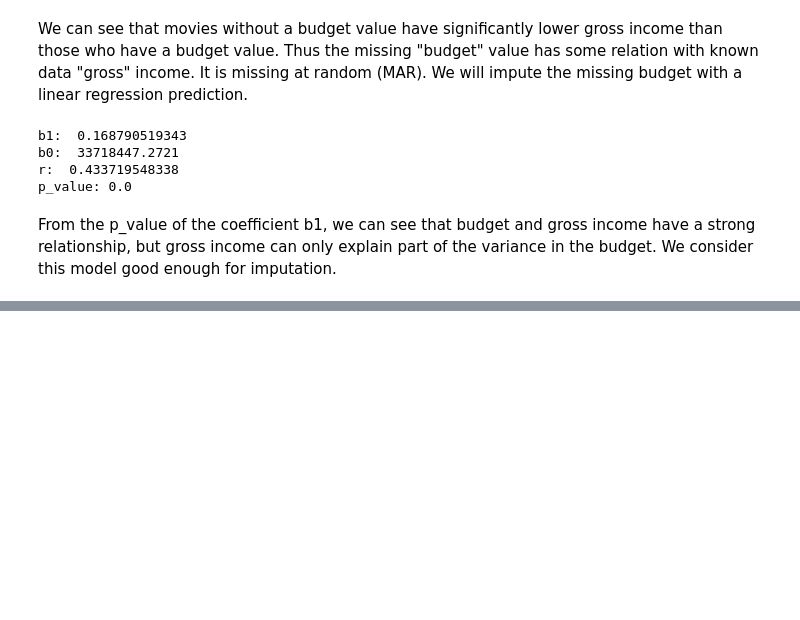
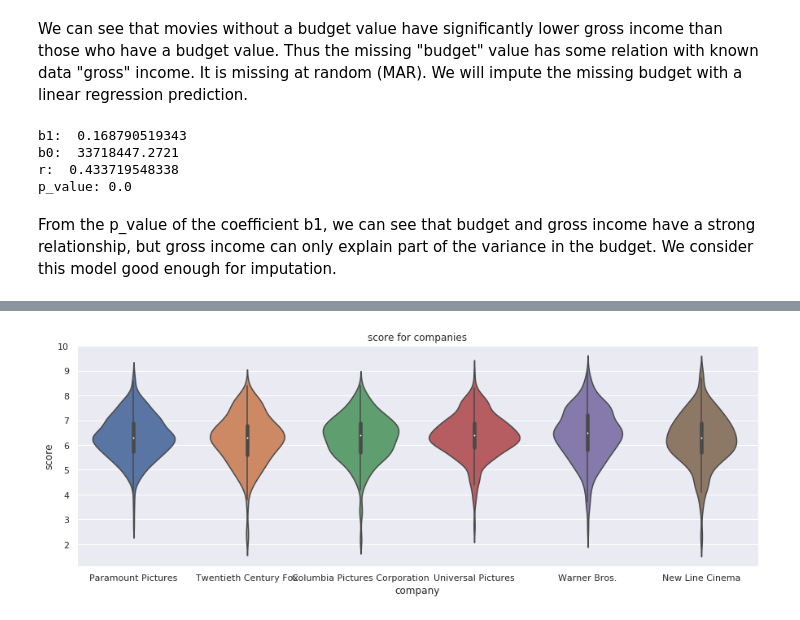
Before and after one commit to rayguan97/CMSC320, a Jupyter notebook: Final Tutorial.ipynb, the cells around one changed output, grey strips where cells are left out. Cells and saved outputs as stored; diff of their text form; code cells hidden in the pictures; blank space fills up the shorter version.

```diff
--- a/Final Tutorial.ipynb
+++ b/Final Tutorial.ipynb
@@ -546,0 +504,10 @@ data
+# %%
+company_data = dataset[['company', 'score']].groupby(['company']).count()
+company_data = company_data.sort_values(by='score', ascending=False)
+set1 = dataset[dataset.company.isin(company_data.index[:6])]
+
+
+plot1 = sns.violinplot(x = 'company', y = 'score', data = set1).set_title("score for companies")
+plot1.figure.set_size_inches(15, 5);
+# %% [output]
+[figure, added]
```
Also changed, not shown: parts of 28 cells of this notebook, 7 other files.
